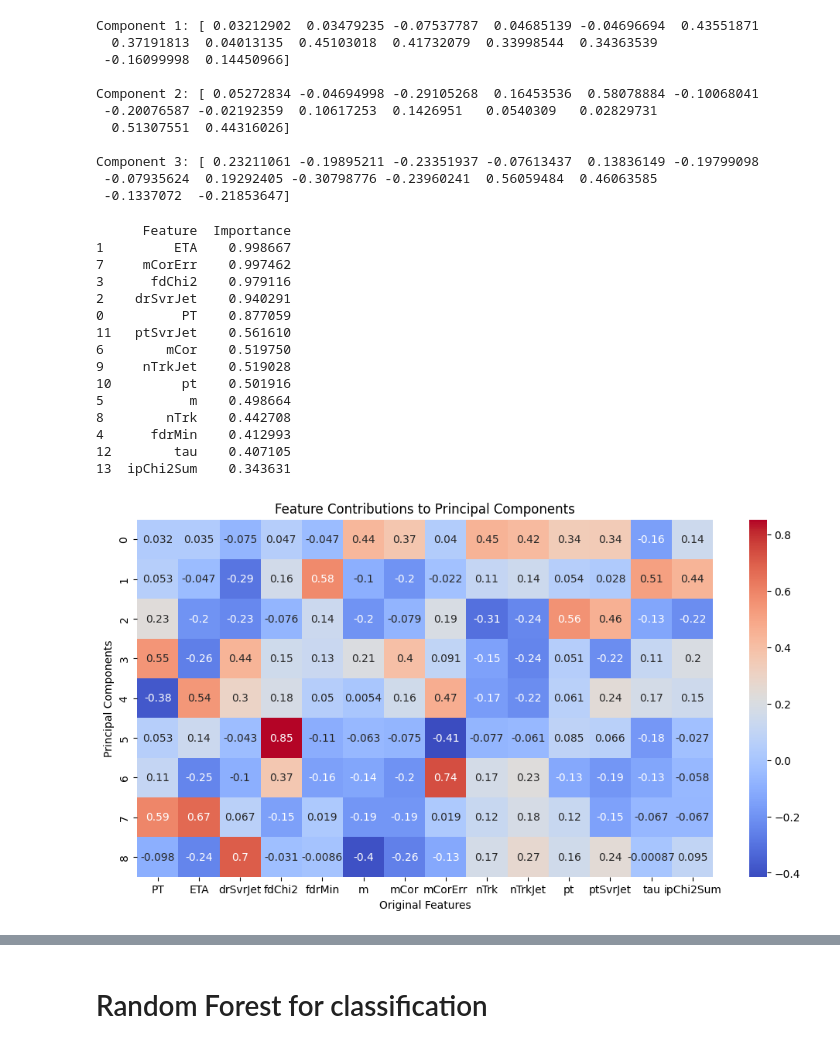
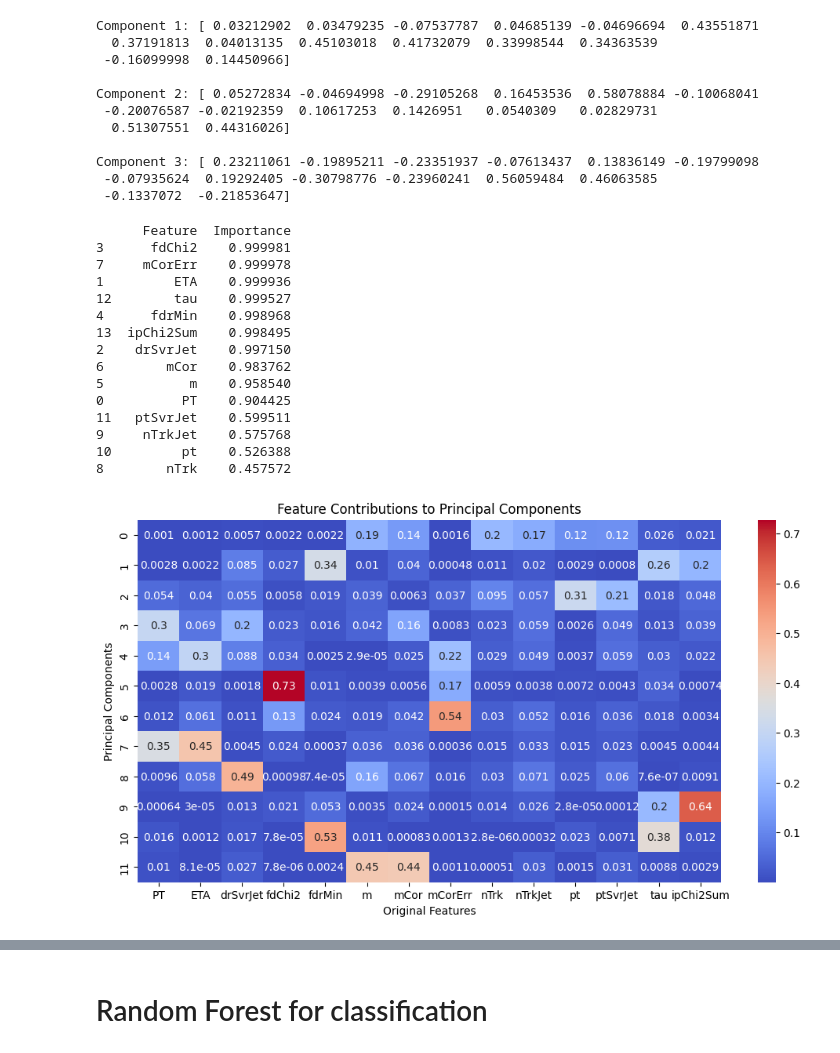
Before and after one commit to Maic-R/ML_for_physics, a Jupyter notebook: jet_tagging.ipynb, the cells around one changed output, grey strips where cells are left out. Saved outputs shown, nothing was run; the diff lists cells and outputs as text; code cells hidden in the pictures.

```diff
--- a/jet_tagging.ipynb
+++ b/jet_tagging.ipynb
@@ -188,12 +70,13 @@ pca_all_components = PCA()
 pca_all_components.fit(X_scaled)
 explained_variance_ratio = np.cumsum(pca_all_components.explained_variance_ratio_)
 
+variance_thr = 0.99
 # use number of pricipal components such that variance is above a threshold
 print('Explained variance ratio without setting number of PCs:\n', explained_variance_ratio)
-components = np.where(explained_variance_ratio > 0.9)[0]
-print('Number of components to have variance higher than 0.9 = ', components[0]+1)
+components = np.where(explained_variance_ratio > variance_thr)[0]
+print(f'Number of components to have variance higher than {variance_thr} = ', components[0]+1)
 
-n_components = 9
+n_components = 12
 pca = PCA(n_components=n_components)
 pca.fit(X_scaled)
 explained_variance_ratio = np.cumsum(pca.explained_variance_ratio_)
@@ -249,29 +132,29 @@ importance_df = importance_df.sort_values(by='Importance', ascending=False)
 print(importance_df)
 # %% [output]
       Feature  Importance
-1         ETA    0.998667
-7     mCorErr    0.997462
-3      fdChi2    0.979116
-2    drSvrJet    0.940291
-0          PT    0.877059
-11   ptSvrJet    0.561610
-6        mCor    0.519750
-9     nTrkJet    0.519028
-10         pt    0.501916
-5           m    0.498664
-8        nTrk    0.442708
-4      fdrMin    0.412993
-12        tau    0.407105
-13  ipChi2Sum    0.343631
+3      fdChi2    0.999981
+7     mCorErr    0.999978
+1         ETA    0.999936
+12        tau    0.999527
+4      fdrMin    0.998968
+13  ipChi2Sum    0.998495
+2    drSvrJet    0.997150
+6        mCor    0.983762
+5           m    0.958540
+0          PT    0.904425
+11   ptSvrJet    0.599511
+9     nTrkJet    0.575768
+10         pt    0.526388
+8        nTrk    0.457572
 # %%
 # heatmap of PCA components and feature contributions
 plt.figure(figsize=(12,6))
-iPC = 9
-sns.heatmap(pca.components_[:iPC], annot=True, cmap='coolwarm',
+iPC = 12
+sns.heatmap(pca.components_[:iPC]**2, annot=True, cmap='coolwarm',
             xticklabels=feature_names)
 plt.title('Feature Contributions to Principal Components')
 plt.xlabel('Original Features')
 plt.ylabel('Principal Components')
 plt.show()
 # %% [output]
-[figure, old version]
+[figure, new version]
```
Also changed, not shown: parts of 28 cells of this notebook, 1 other file.
